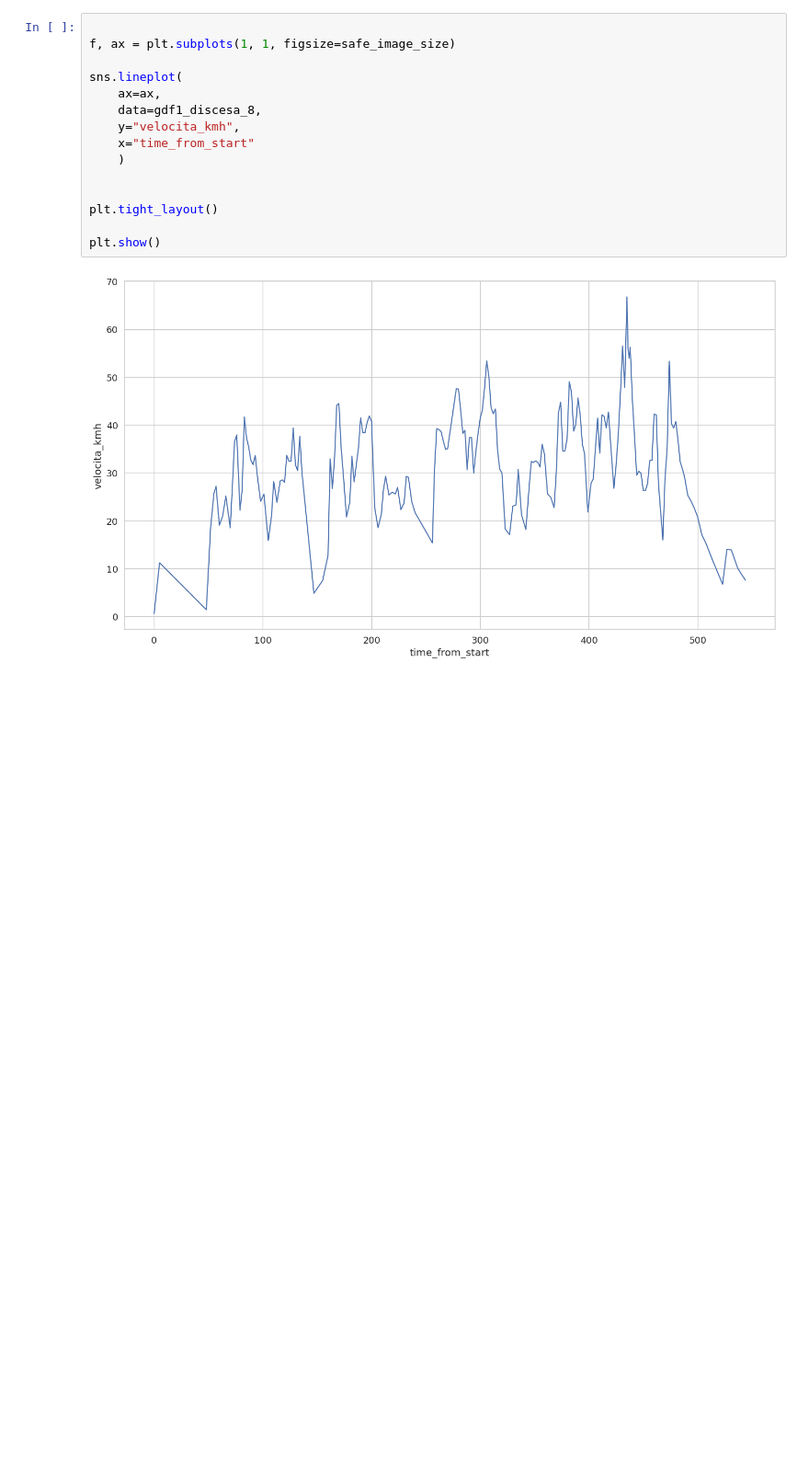
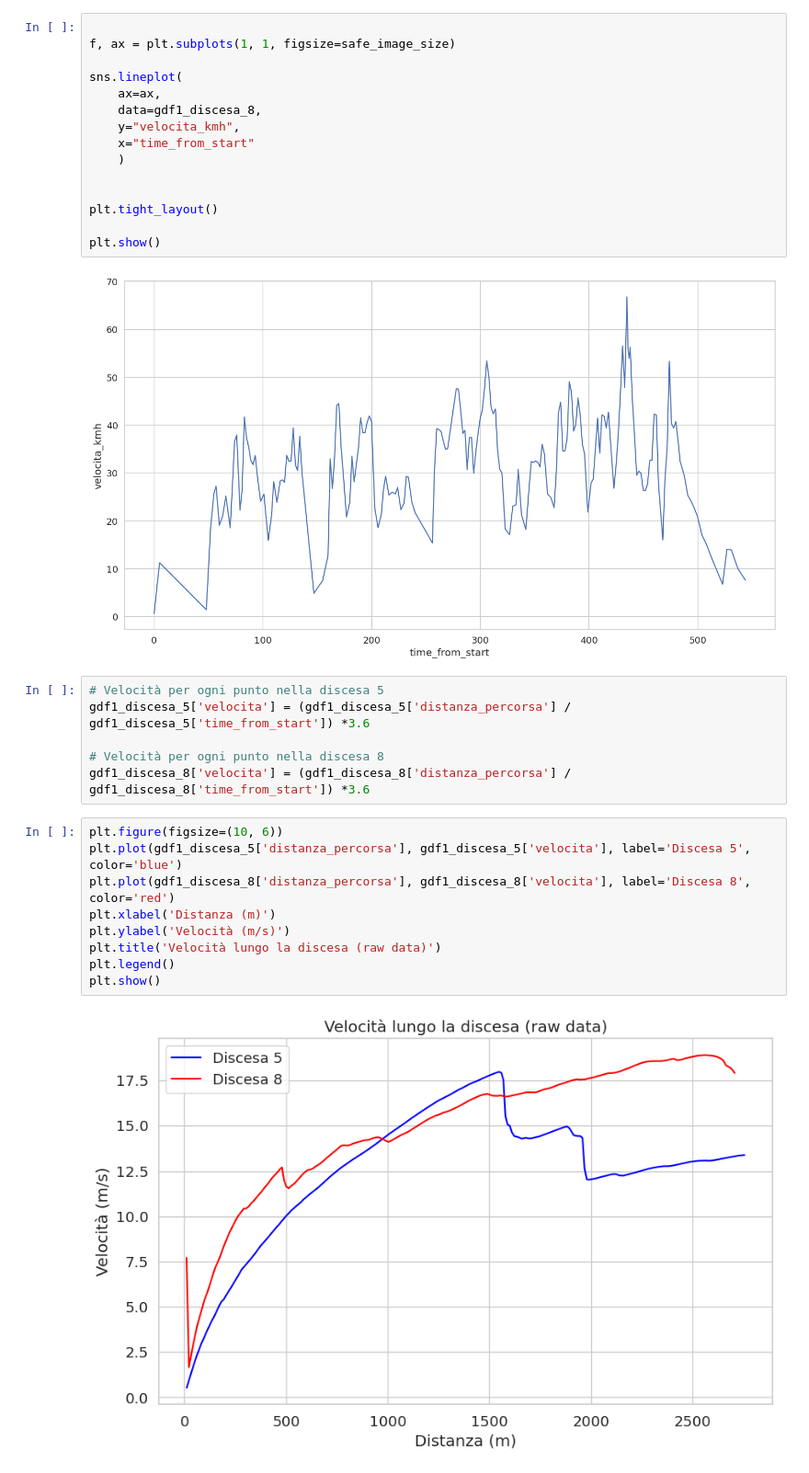
Before and after one commit to thomasmassarutto/DataSlopes, a Jupyter notebook: DataSlopes.ipynb, the cells around one changed output. Shown at 92% size. Cells and saved outputs as stored; diff of their text form; blank space fills up the shorter version.

```diff
--- a/DataSlopes.ipynb
+++ b/DataSlopes.ipynb
@@ -979,3 +979,20 @@ plt.tight_layout()
 plt.show()
 # %% [output]
 [figure]
+# %%
+# Velocità per ogni punto nella discesa 5
+gdf1_discesa_5['velocita'] = (gdf1_discesa_5['distanza_percorsa'] / gdf1_discesa_5['time_from_start']) *3.6
+
+# Velocità per ogni punto nella discesa 8
+gdf1_discesa_8['velocita'] = (gdf1_discesa_8['distanza_percorsa'] / gdf1_discesa_8['time_from_start']) *3.6
+# %%
+plt.figure(figsize=(10, 6))
+plt.plot(gdf1_discesa_5['distanza_percorsa'], gdf1_discesa_5['velocita'], label='Discesa 5', color='blue')
+plt.plot(gdf1_discesa_8['distanza_percorsa'], gdf1_discesa_8['velocita'], label='Discesa 8', color='red')
+plt.xlabel('Distanza (m)')
+plt.ylabel('Velocità (m/s)')
+plt.title('Velocità lungo la discesa (raw data)')
+plt.legend()
+plt.show()
+# %% [output]
+[figure, added]
```
